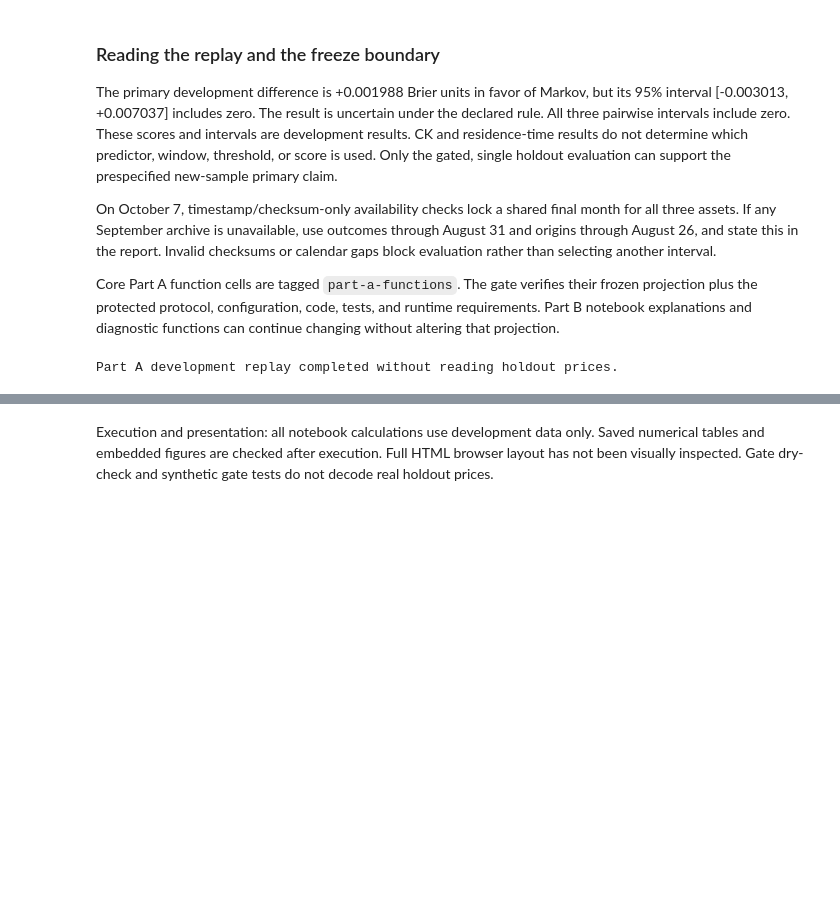
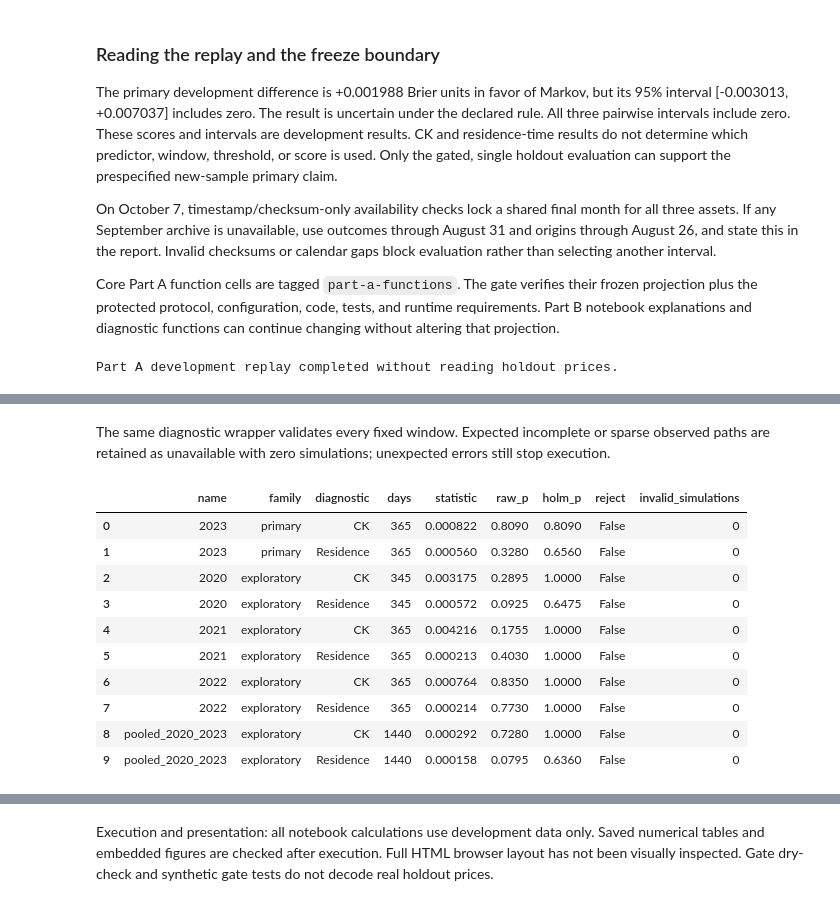
Before and after one commit to Arakushima/btc_markov, a Jupyter notebook: notebooks/01_states_and_first_passage.ipynb, the cells around one changed output, grey strips where cells are left out. Cells and saved outputs as stored; diff of their text form; code cells hidden in the pictures; blank space fills up the shorter version.

```diff
--- a/notebooks/01_states_and_first_passage.ipynb
+++ b/notebooks/01_states_and_first_passage.ipynb
@@ -1092,0 +1401,20 @@ Part A development replay completed without reading holdout prices.
+# %%
+def holm_adjust(p_values: pd.Series, alpha: float = 0.05) -> pd.DataFrame:
+    """Adjust one prespecified family; never shrink it because a p-value is missing."""
+    if not isinstance(p_values, pd.Series) or len(p_values) == 0 or not p_values.index.is_unique:
+        raise ValueError("Provide a nonempty Series with unique test names.")
+    if isinstance(alpha, (bool, np.bool_)) or not np.isfinite(alpha) or not 0 < alpha < 1:
+        raise ValueError("alpha must lie strictly between zero and one.")
+    values = p_values.to_numpy(dtype=float, na_value=np.nan)
+    if np.isinf(values).any() or ((values < 0) | (values > 1)).any():
+        raise ValueError("p-values must be in [0, 1] or missing.")
+    available = not np.isnan(values).any()
+    adjusted = np.full(len(values), np.nan)
+    reject = pd.array([pd.NA] * len(values), dtype="boolean")
+    if available:
+        order = np.argsort(values, kind="stable")
+        sorted_adjusted = np.maximum.accumulate((len(values) - np.arange(len(values))) * values[order])
+        adjusted[order] = np.minimum(1.0, sorted_adjusted)
+        reject = pd.array(adjusted <= alpha, dtype="boolean")
+    return pd.DataFrame({"raw_p": values, "holm_p": adjusted, "reject": reject,
+                         "family_available": available}, index=p_values.index)
@@ -1092,0 +1445,45 @@ Part A development replay completed without reading holdout prices.
+# %% [markdown]
+The same diagnostic wrapper validates every fixed window. Expected incomplete or sparse observed paths are retained as unavailable with zero simulations; unexpected errors still stop execution.
+# %%
+part_b_results = {"2023": {"CK": ck_result, "Residence": residence_result}}
+for specification in part_b_config["windows"]:
+    if specification["family"] == "primary":
+        continue
+    part_b_results[specification["name"]] = {
+        diagnostic: run_development_diagnostic(
+            features["state"], specification["start"], specification["end"], diagnostic, part_b_config)
+        for diagnostic in ["CK", "Residence"]
+    }
+
+rows = []
+for specification in part_b_config["windows"]:
+    for diagnostic, result in part_b_results[specification["name"]].items():
+        rows.append({**specification, "diagnostic": diagnostic,
+            "days": len(pd.date_range(specification["start"], specification["end"])),
+            "statistic": np.nan if result["observed"] is None else result["observed"]["statistic"],
+            "raw_p": result["p_value"], "simulations": result["n_simulations"],
+            "invalid_simulations": result["invalid_simulations"], "exceedances": result["exceedances"],
+            "unavailable_reason": result.get("unavailable_reason", "")})
+part_b_summary = pd.DataFrame(rows)
+part_b_summary["holm_p"] = np.nan
+part_b_summary["reject"] = pd.array([pd.NA] * len(part_b_summary), dtype="boolean")
+part_b_summary["family_available"] = False
+for family in ["primary", "exploratory"]:
+    mask = part_b_summary["family"].eq(family)
+    adjusted = holm_adjust(part_b_summary.loc[mask, "raw_p"], alpha=part_b_config["alpha"])
+    part_b_summary.loc[mask, "holm_p"] = adjusted["holm_p"]
+    part_b_summary.loc[mask, "reject"] = adjusted["reject"]
+    part_b_summary.loc[mask, "family_available"] = adjusted["family_available"]
+display(part_b_summary[["name", "family", "diagnostic", "days", "statistic", "raw_p", "holm_p", "reject", "invalid_simulations"]].round(6))
+# %% [output]
+|  | name | family | diagnostic | days | statistic | raw_p | holm_p | reject | invalid_simulations |
+| 0 | 2023 | primary | CK | 365 | 0.000822 | 0.8090 | 0.8090 | False | 0 |
+| 1 | 2023 | primary | Residence | 365 | 0.000560 | 0.3280 | 0.6560 | False | 0 |
+| 2 | 2020 | exploratory | CK | 345 | 0.003175 | 0.2895 | 1.0000 | False | 0 |
+| 3 | 2020 | exploratory | Residence | 345 | 0.000572 | 0.0925 | 0.6475 | False | 0 |
+| 4 | 2021 | exploratory | CK | 365 | 0.004216 | 0.1755 | 1.0000 | False | 0 |
+| 5 | 2021 | exploratory | Residence | 365 | 0.000213 | 0.4030 | 1.0000 | False | 0 |
+| 6 | 2022 | exploratory | CK | 365 | 0.000764 | 0.8350 | 1.0000 | False | 0 |
+| 7 | 2022 | exploratory | Residence | 365 | 0.000214 | 0.7730 | 1.0000 | False | 0 |
+| 8 | pooled_2020_2023 | exploratory | CK | 1440 | 0.000292 | 0.7280 | 1.0000 | False | 0 |
+| 9 | pooled_2020_2023 | exploratory | Residence | 1440 | 0.000158 | 0.0795 | 0.6360 | False | 0 |
```
Also changed, not shown: parts of 22 cells of this notebook, 16 other files.
